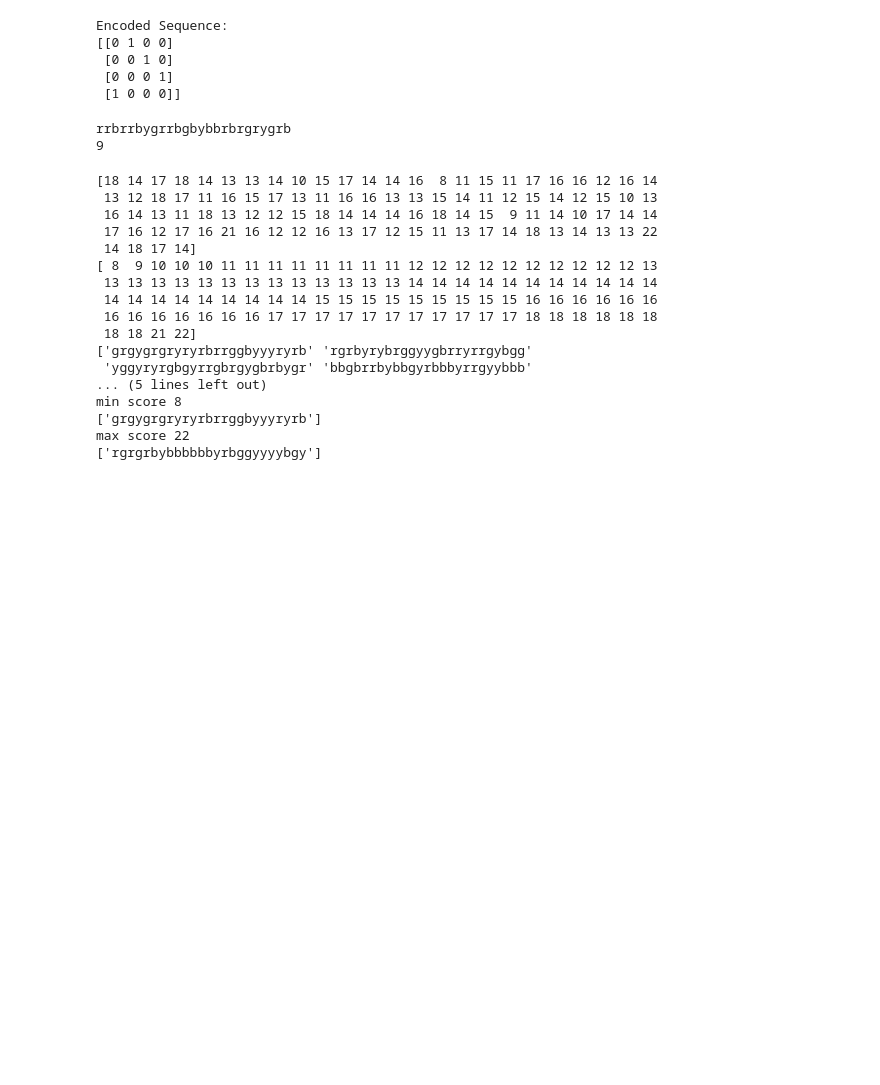
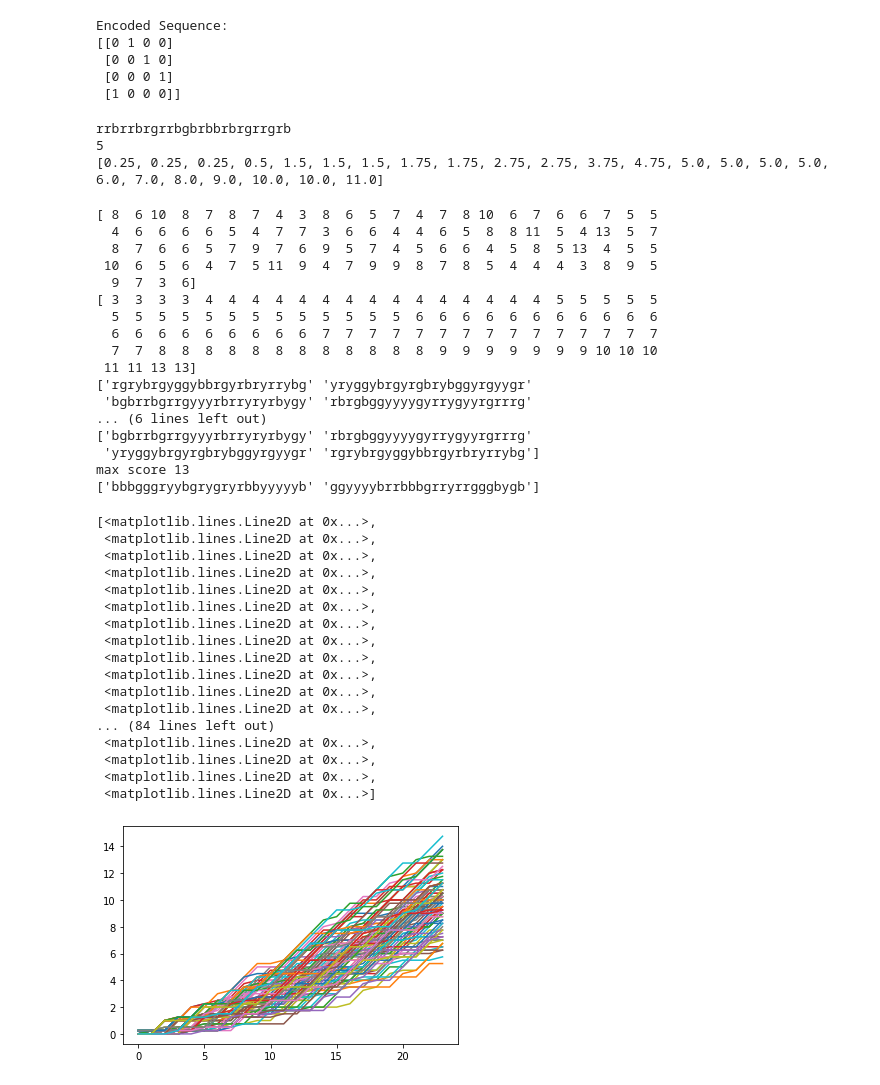
Before and after one commit to qsimeon/PSY1401Projects, a Jupyter notebook: final_project/neural_modeling.ipynb, the cells around one changed output. Cells and saved outputs as stored; diff of their text form; code cells hidden in the pictures; blank space fills up the shorter version.

Commit message:
update model code to extract complexity

```diff
--- a/final_project/neural_modeling.ipynb
+++ b/final_project/neural_modeling.ipynb
@@ -376,6 +376,7 @@ def simulate_trial(seq, filters, max_complexity=4):
     num_classes = len(chars)
     # start with first default context, assume at least one filter
     current_complexity = 0
+    complexities = []
     context_id = 0
     contexts = dict()
     context_change_indices = []
@@ -450,7 +451,8 @@ def simulate_trial(seq, filters, max_complexity=4):
         # only correct if got previous sequence correct too
         correct = correct and (target == response)
         accs += [correct]
-    return response, accs
+        complexities += [current_complexity]
+    return response, accs, complexities
 # %%
 chars = 'yrgb'
 max_complexity = 3
@@ -461,27 +463,31 @@ filters = [default] * max_complexity
 
 test = 'rrbrrgyrrryrgbbbrbybgybry'
 
-response, accs = simulate_trial(test, filters, max_complexity=max_complexity)
+response, accs, complexities = simulate_trial(test, filters, max_complexity=max_complexity)
 score = np.sum(accs)
 print(response)
 print(score)
+print(complexities)
 # %% [output]
-rrbrrbygrrbgbybbrbrgrygrb
-9
+rrbrrbrgrrbgbrbbrbrgrrgrb
+5
+[0.25, 0.25, 0.25, 0.5, 1.5, 1.5, 1.5, 1.75, 1.75, 2.75, 2.75, 3.75, 4.75, 5.0, 5.0, 5.0, 5.0, 6.0, 7.0, 8.0, 9.0, 10.0, 10.0, 11.0]
 # %%
 # test on randomly generated sequences
 responses = []
 seqs = []
 scores = []
+complexities_per_seqs = []
 for _ in range(100):
     seq_indices = np.random.choice(np.arange(4), 25)
     seq = [chars[i] for i in seq_indices]
     seq = ''.join(seq)
     seqs += [seq]
-    response, accs = simulate_trial(seq, filters, max_complexity=max_complexity)
+    response, accs, complexities = simulate_trial(seq, filters, max_complexity=max_complexity)
     responses += [response]
     score = np.sum(accs)
     scores += [score]
+    complexities_per_seqs += [complexities]
 
 print(np.array(scores))
 sorted_seqs = np.array(seqs)[np.argsort(scores)]
@@ -494,23 +500,46 @@ print(np.array(seqs)[np.array(scores) == np.min(scores)])
 print("max score", np.max(scores))
 print(np.array(seqs)[np.array(scores) == np.max(scores)])
 # %% [output]
-[18 14 17 18 14 13 13 14 10 15 17 14 14 16  8 11 15 11 17 16 16 12 16 14
- 13 12 18 17 11 16 15 17 13 11 16 16 13 13 15 14 11 12 15 14 12 15 10 13
- 16 14 13 11 18 13 12 12 15 18 14 14 14 16 18 14 15  9 11 14 10 17 14 14
- 17 16 12 17 16 21 16 12 12 16 13 17 12 15 11 13 17 14 18 13 14 13 13 22
- 14 18 17 14]
-[ 8  9 10 10 10 11 11 11 11 11 11 11 11 12 12 12 12 12 12 12 12 12 12 13
- 13 13 13 13 13 13 13 13 13 13 13 13 13 14 14 14 14 14 14 14 14 14 14 14
- 14 14 14 14 14 14 14 14 14 15 15 15 15 15 15 15 15 15 16 16 16 16 16 16
- 16 16 16 16 16 16 16 17 17 17 17 17 17 17 17 17 17 17 18 18 18 18 18 18
- 18 18 21 22]
-['grgygrgryryrbrrggbyyyryrb' 'rgrbyrybrggyygbrryrrgybgg'
- 'yggyryrgbgyrrgbrgygbrbygr' 'bbgbrrbybbgyrbbbyrrgyybbb'
-... (5 lines left out)
-min score 8
-['grgygrgryryrbrrggbyyyryrb']
-max score 22
-['rgrgrbybbbbbbyrbggyyyybgy']
+[ 8  6 10  8  7  8  7  4  3  8  6  5  7  4  7  8 10  6  7  6  6  7  5  5
+  4  6  6  6  6  5  4  7  7  3  6  6  4  4  6  5  8  8 11  5  4 13  5  7
+  8  7  6  6  5  7  9  7  6  9  5  7  4  5  6  6  4  5  8  5 13  4  5  5
+ 10  6  5  6  4  7  5 11  9  4  7  9  9  8  7  8  5  4  4  4  3  8  9  5
+  9  7  3  6]
+[ 3  3  3  3  4  4  4  4  4  4  4  4  4  4  4  4  4  4  4  5  5  5  5  5
+  5  5  5  5  5  5  5  5  5  5  5  5  5  6  6  6  6  6  6  6  6  6  6  6
+  6  6  6  6  6  6  6  6  6  7  7  7  7  7  7  7  7  7  7  7  7  7  7  7
+  7  7  8  8  8  8  8  8  8  8  8  8  8  8  9  9  9  9  9  9  9 10 10 10
+ 11 11 13 13]
+['rgrybrgyggybbrgyrbryrrybg' 'yryggybrgyrgbrybggyrgyygr'
+ 'bgbrrbgrrgyyyrbrryryrbygy' 'rbrgbggyyyygyrrygyyrgrrrg'
+... (6 lines left out)
+['bgbrrbgrrgyyyrbrryryrbygy' 'rbrgbggyyyygyrrygyyrgrrrg'
+ 'yryggybrgyrgbrybggyrgyygr' 'rgrybrgyggybbrgyrbryrrybg']
+max score 13
+['bbbgggryybgrygryrbbyyyyyb' 'ggyyyybrrbbbgrryrrgggbygb']
+# %%
+import matplotlib.pyplot as plt
+
+plt.plot(np.array(complexities_per_seqs).T)
+# %% [output]
+[<matplotlib.lines.Line2D at 0x...>,
+ <matplotlib.lines.Line2D at 0x...>,
+ <matplotlib.lines.Line2D at 0x...>,
+ <matplotlib.lines.Line2D at 0x...>,
+ <matplotlib.lines.Line2D at 0x...>,
+ <matplotlib.lines.Line2D at 0x...>,
+ <matplotlib.lines.Line2D at 0x...>,
+ <matplotlib.lines.Line2D at 0x...>,
+ <matplotlib.lines.Line2D at 0x...>,
+ <matplotlib.lines.Line2D at 0x...>,
+ <matplotlib.lines.Line2D at 0x...>,
+ <matplotlib.lines.Line2D at 0x...>,
+... (84 lines left out)
+ <matplotlib.lines.Line2D at 0x...>,
+ <matplotlib.lines.Line2D at 0x...>,
+ <matplotlib.lines.Line2D at 0x...>,
+ <matplotlib.lines.Line2D at 0x...>]
+[figure, added]
 # %% [markdown]
 <a style='text-decoration:none;line-height:16px;display:flex;color:#5B5B62;padding:10px;justify-content:end;' href='https://deepnote.com?utm_source=created-in-deepnote-cell&projectId=3569eb68-a6a6-4122-9c3d-498e88f49235' target="_blank">
 <img alt='Created in deepnote.com' style='display:inline;max-height:16px;margin:0px;margin-right:7.5px;' src='embedded-picture-1' > </img>
```
